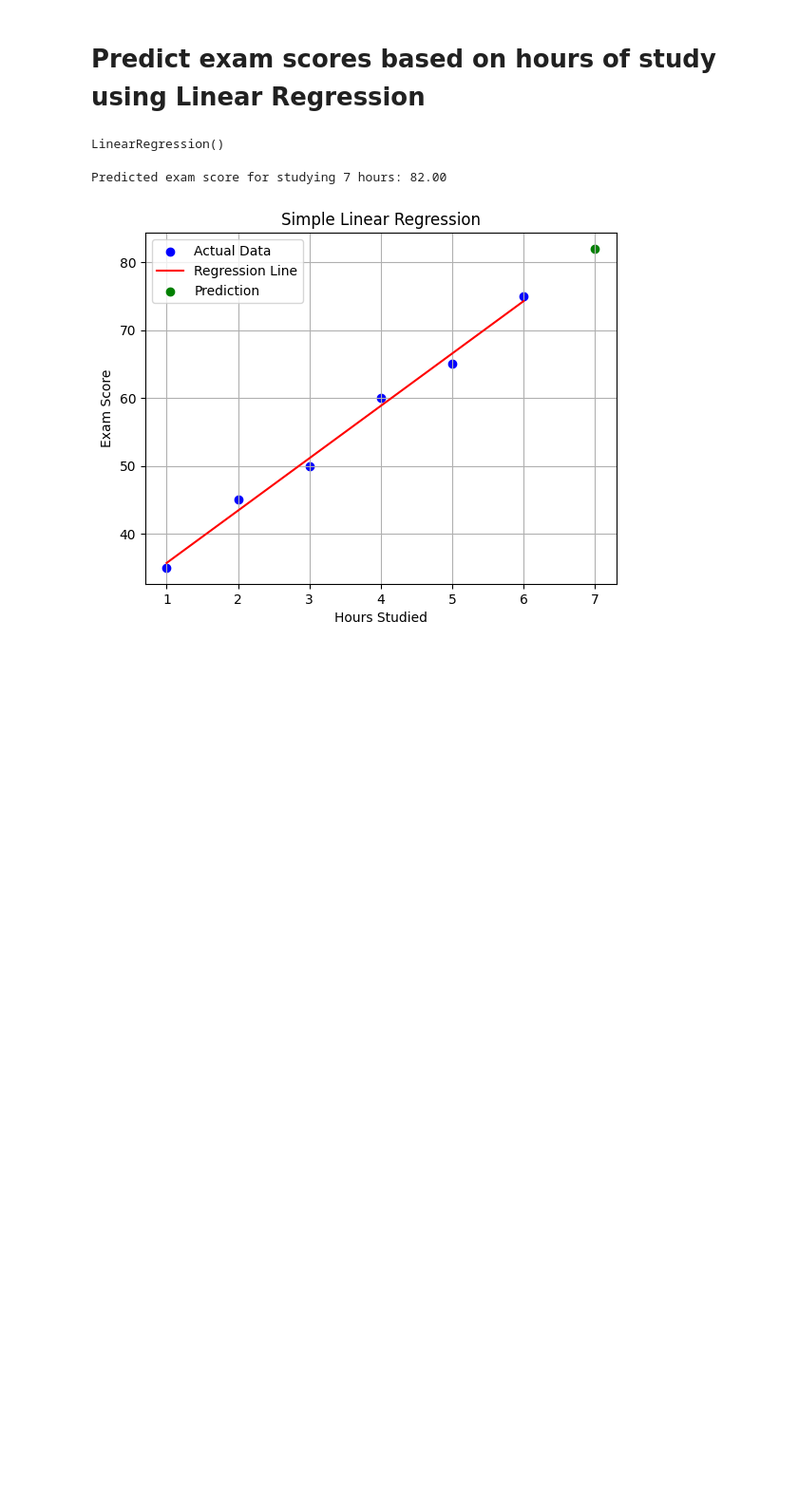
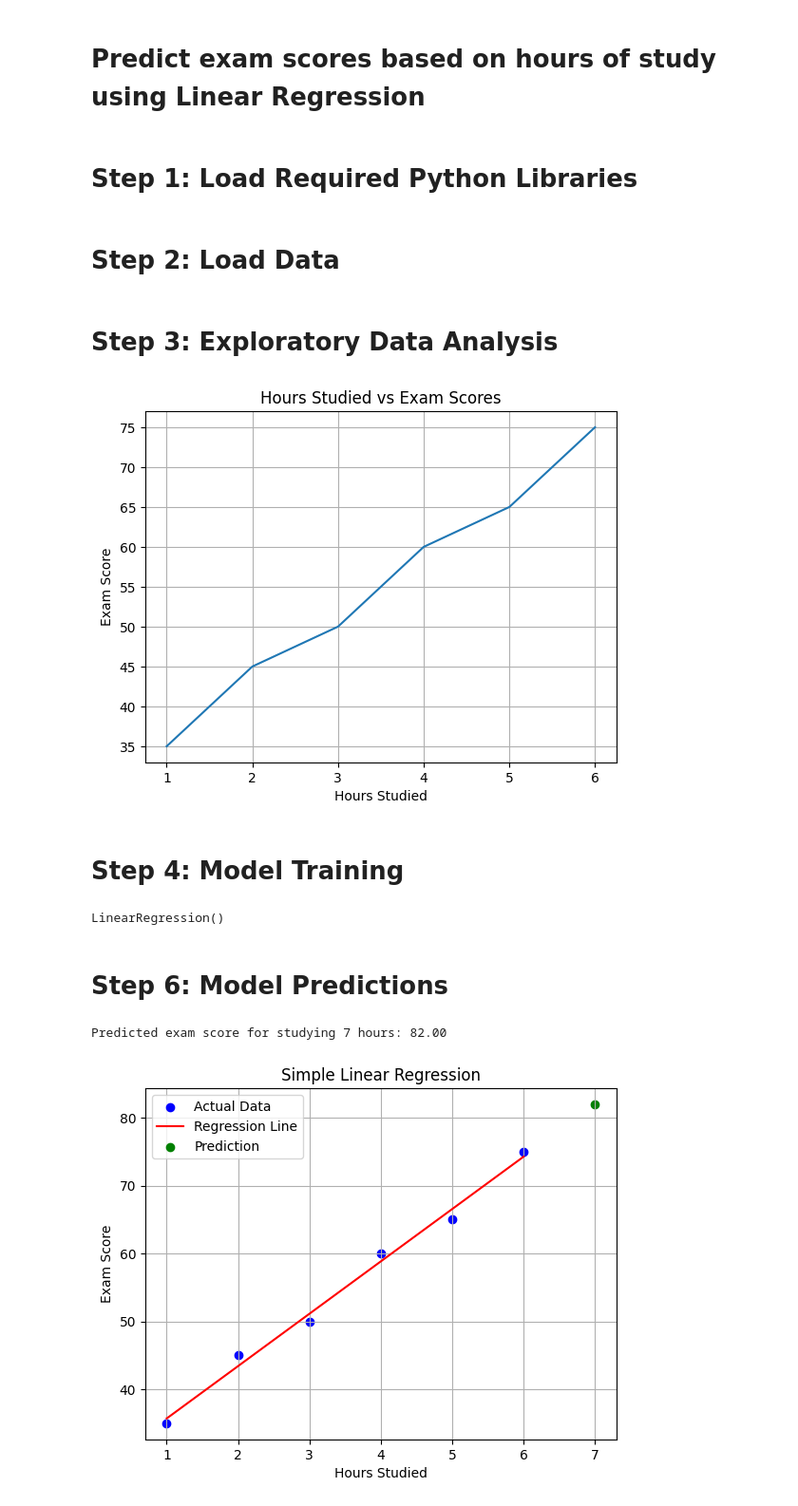
Before and after one commit to Rohit-Munda/GenAIWorkshop, a Jupyter notebook: Workshop-1/Day-1/PredictScoresRegresion.ipynb, the cells around one changed output. Shown at 95% size. Saved outputs shown, nothing was run; the diff lists cells and outputs as text; code cells hidden in the pictures; blank space fills up the shorter version.

```diff
--- a/Workshop-1/Day-1/PredictScoresRegresion.ipynb
+++ b/Workshop-1/Day-1/PredictScoresRegresion.ipynb
@@ -2,4 +2,6 @@
 <a href="https://colab.research.google.com/github/Rohit-Munda/GenAIWorkshop/blob/main/Workshop-1/Day-1/PredictScoresRegresion.ipynb" target="_parent"><img src="https://colab.research.google.com/assets/colab-badge.svg" alt="Open In Colab"/></a>
 # %% [markdown]
 # Predict exam scores based on hours of study using Linear Regression
+# %% [markdown]
+# Step 1: Load Required Python Libraries
 # %%
@@ -10 +12,3 @@ from sklearn.linear_model import LinearRegression
+# %% [markdown]
+# Step 2: Load Data
 # %%
@@ -12,4 +16,17 @@ from sklearn.linear_model import LinearRegression
 # X = Hours studied, y = Exam score
 X = np.array([[1], [2], [3], [4], [5], [6]])  # Independent variable
 y = np.array([35, 45, 50, 60, 65, 75])       # Dependent variable
+# %% [markdown]
+# Step 3: Exploratory Data Analysis
+# %%
+plt.plot(X,y)
+plt.xlabel('Hours Studied')
+plt.ylabel('Exam Score')
+plt.title('Hours Studied vs Exam Scores')
+plt.grid(True)
+plt.show()
+# %% [output]
+[figure, added]
+# %% [markdown]
+# Step 4: Model Training
 # %%
@@ -18,4 +35,6 @@ model = LinearRegression()
 model.fit(X, y)
 # %% [output]
 LinearRegression()
+# %% [markdown]
+# Step 6: Model Predictions
 # %%
```
Also changed, not shown: parts of 5 cells of this notebook.
